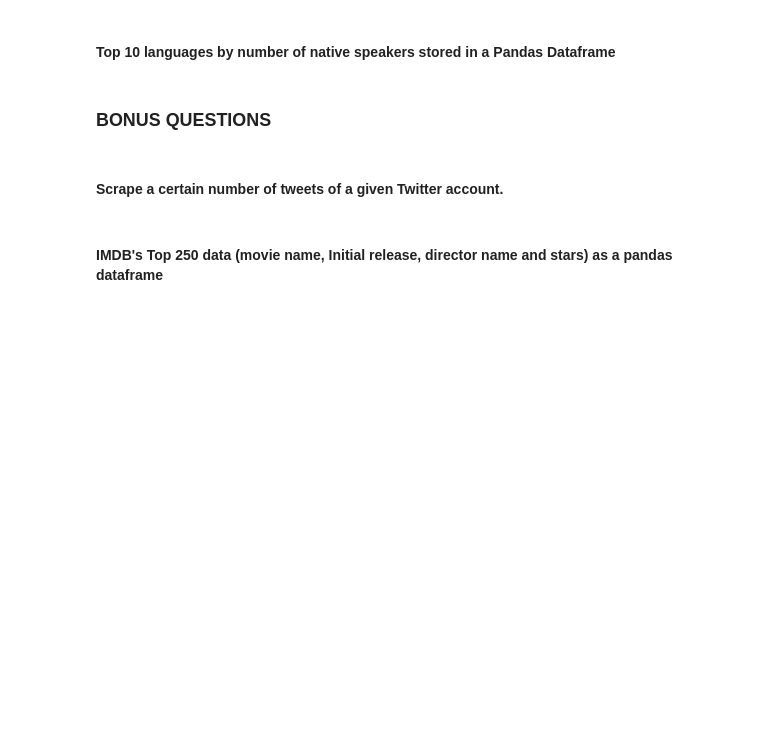
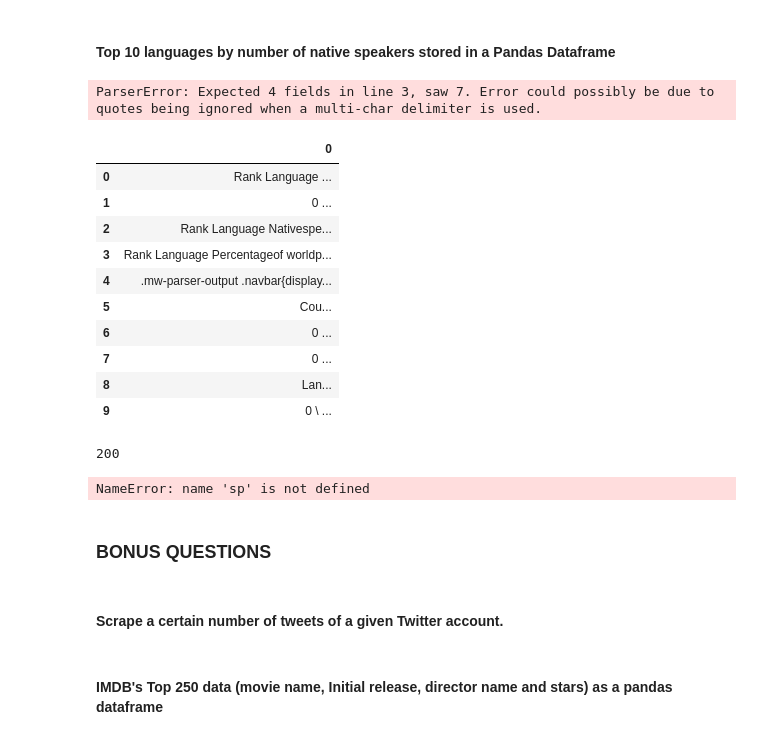
Before and after one commit to Ironhack-Data-Madrid-Agosto-2022/4.2-lab_web_scraping, a Jupyter notebook: your-code/main.ipynb, the cells around one changed output. Saved outputs shown, nothing was run; the diff lists cells and outputs as text; code cells hidden in the pictures; blank space fills up the shorter version.

```diff
--- a/your-code/main.ipynb
+++ b/your-code/main.ipynb
@@ -789,0 +855,7 @@ url = 'https://en.wikipedia.org/wiki/List_of_languages_by_number_of_native_speak
+# %%
+#your code
+df_c=pd.read_clipboard()  # read_clipboard es ctrl+V
+
+df_c.head()
+# %% [output]
+ParserError: Expected 4 fields in line 3, saw 7. Error could possibly be due to quotes being ignored when a multi-char delimiter is used.
@@ -789,0 +864,42 @@ url = 'https://en.wikipedia.org/wiki/List_of_languages_by_number_of_native_speak
+# %%
+import pandas as pd
+
+wikiurl = 'https://en.wikipedia.org/wiki/List_of_languages_by_number_of_native_speakers'
+tables = pd.read_html(wikiurl)
+pd.DataFrame(tables)
+# %% [output]
+|  | 0 |
+| 0 | Rank Language ... |
+| 1 | 0 ... |
+| 2 | Rank Language Nativespe... |
+| 3 | Rank Language Percentageof worldp... |
+| 4 | .mw-parser-output .navbar{display... |
+| 5 | Cou... |
+| 6 | 0 ... |
+| 7 | 0 ... |
+| 8 | Lan... |
+| 9 | 0 \ ... |
+# %%
+wikiurl = 'https://en.wikipedia.org/wiki/List_of_languages_by_number_of_native_speakers'
+table_class = "wikitable sortable jquery-tablesorter"
+response = req.get(wikiurl)
+print(response.status_code)
+
+# 200
+
+soup = sp(response.text, 'html.parser')
+cities = soup.find_all('table', {"class": "wikitable", "class": "sortable"})
+print(cities[0])
+
+# <table class="wikitable sortable">
+# <tbody><tr>
+# <th>Name of Town
+# </th>
+# <th>State
+# ....
+
+tables = pd.read_html(str(cities[0]))
+print(tables[0])
+# %% [output]
+200
+NameError: name 'sp' is not defined
```
Also changed, not shown: parts of 13 cells of this notebook.
